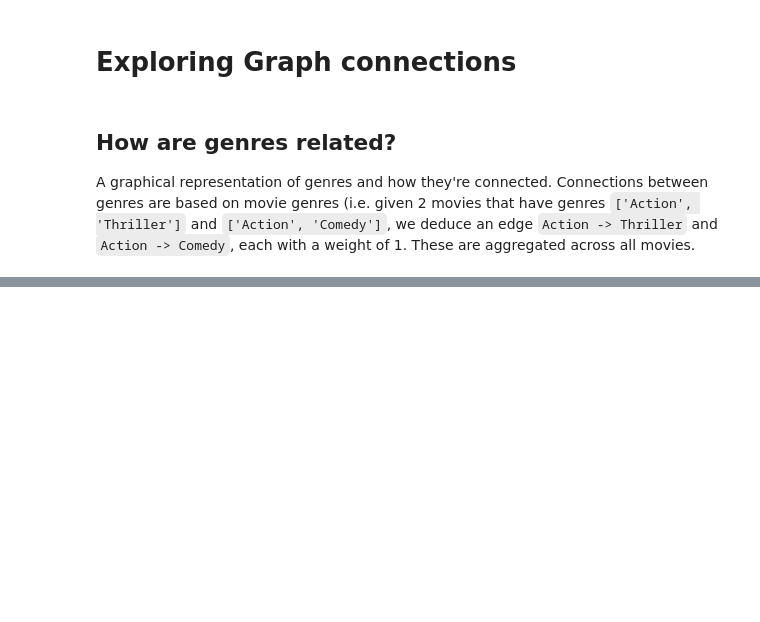
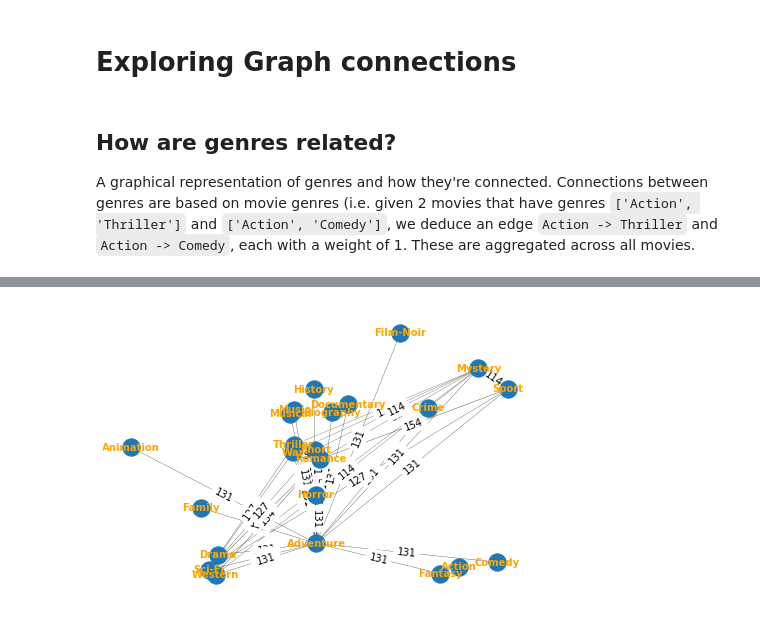
Before and after one commit to smre/network_analysis_project, a Jupyter notebook: graph_explorations.ipynb, the cells around one changed output, grey strips where cells are left out. Cells and saved outputs as stored; diff of their text form; code cells hidden in the pictures; blank space fills up the shorter version.

```diff
--- a/graph_explorations.ipynb
+++ b/graph_explorations.ipynb
@@ -121,0 +116,4 @@ plt.show()
+# %%
+draw_connection_with_edges(G, min_weight=100, max_weight=200, c=10, font_size=10)
+# %% [output]
+[figure, added]
```
Also changed, not shown: parts of 21 cells of this notebook.
